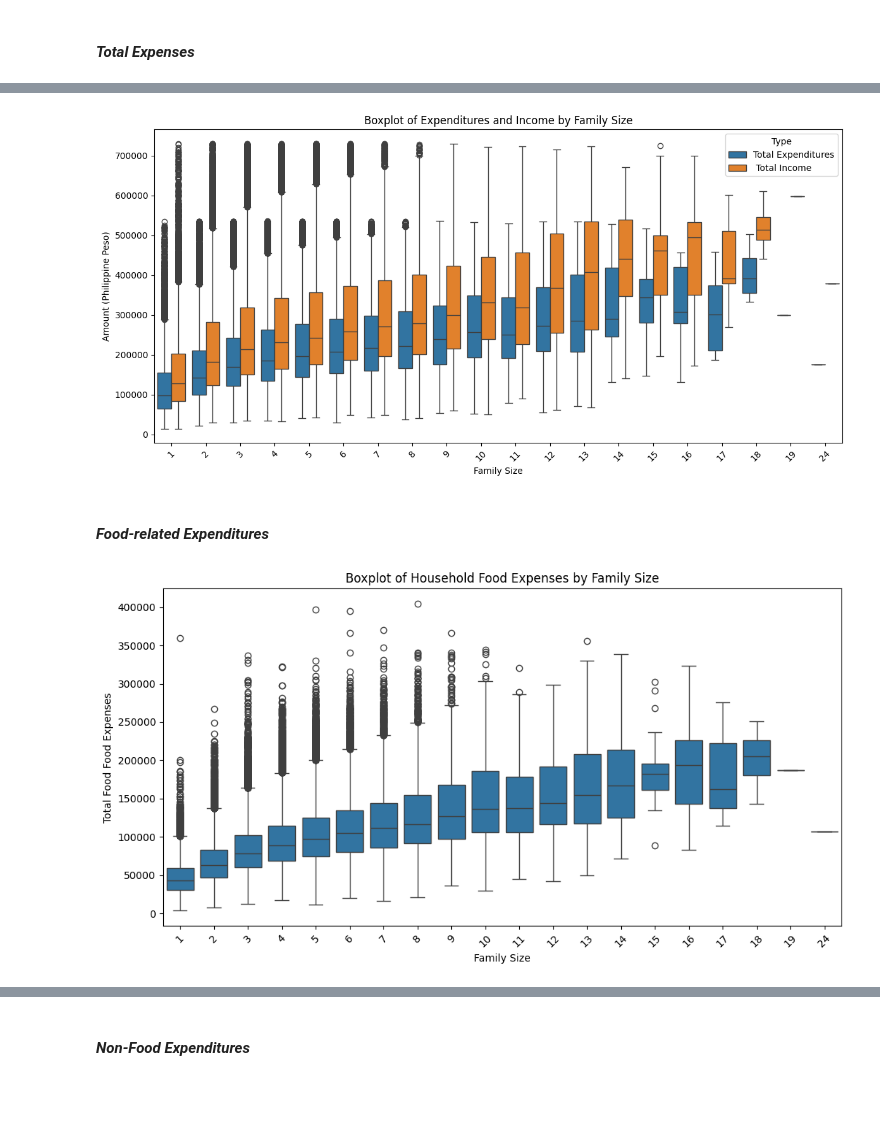
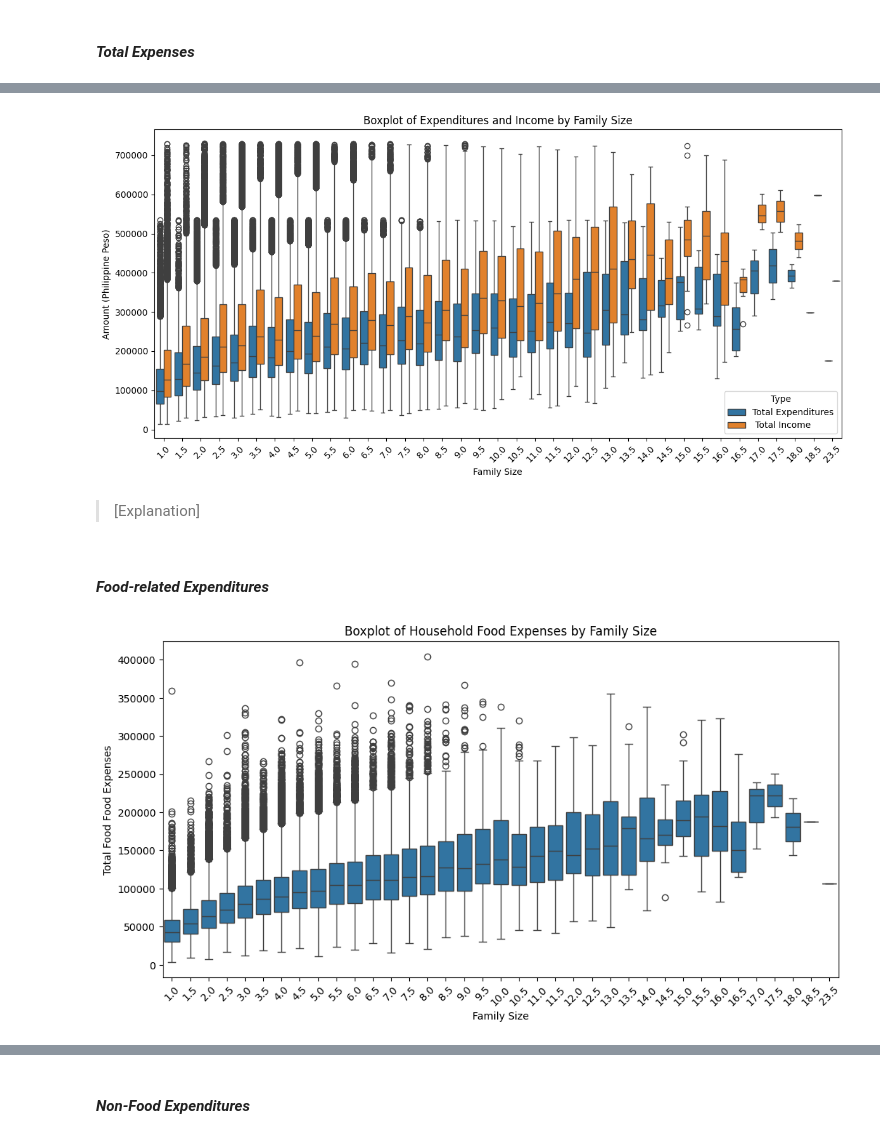
Before and after one commit to angelodelapaz/DataMiningPrelims, a Jupyter notebook: notebooks/01-EDA.ipynb, the cells around one changed output, grey strips where cells are left out. Drawn from its saved outputs; the diff is of its cells as text; code cells hidden in the pictures; blank space fills up the shorter version.

```diff
--- a/notebooks/01-EDA.ipynb
+++ b/notebooks/01-EDA.ipynb
@@ -446,9 +468,6 @@ cleaned_df.drop(columns=categorical_columns, errors='ignore').describe()
 | 75% | 5.000000 | 171400.000000 | 45000.000000 | 202200.000000 | 0.000000 | ... |
 | max | 23.500000 | 727800.000000 | 638000.000000 | 727800.000000 | 360000.000000 | ... |
 8 rows × 80 columns
-# %%
-# Round up the family size column
-cleaned_df['Family Size'] = np.ceil(cleaned_df['Family Size']).astype(int) # TO DELETE IF NOT NEEDED
 # %%
 counts, bins, patches = plt.hist(
     cleaned_df["Family Size"], bins=20, color="blue", edgecolor="black"
@@ -551,26 +553,29 @@ plt.show()
 # %%
-# Melt the two columns into one so we can offset them by using the hue parameter
 df_plot = cleaned_df[["Family Size", "Hhld, Expenditures, Total", "Hhld, Income, Total"]].copy()
 df_plot = df_plot.melt(id_vars="Family Size",
                        var_name="Type",
-                       value_name="Value")
+                       value_name="Value") # Melt the DataFrame to long format so we can plot it easily
 
-# Renaming the columns for better readability
-df_plot["Type"] = df_plot["Type"].replace({
-    "Hhld, Expenditures, Total": "Total Expenditures",
-    "Hhld, Income, Total": " Total Income"
-})
+df_plot["Type"] = df_plot["Type"].replace(
+    {
+        "Hhld, Expenditures, Total": "Total Expenditures",
+        "Hhld, Income, Total": " Total Income",
+    }
+)  # Renaming the columns for better readability
+
 
 plt.figure(figsize=(12, 6))
 sns.boxplot(x="Family Size", y="Value", hue="Type", data=df_plot, dodge=True)
 plt.title("Boxplot of Expenditures and Income by Family Size")
 plt.xlabel("Family Size")
 plt.ylabel("Amount (Philippine Peso)")
 plt.xticks(rotation=45)
 plt.tight_layout()
 plt.show()
 # %% [output]
-[figure, old version]
+[figure, new version]
+# %% [markdown]
+> [Explanation]
 # %% [markdown]
 #### *Food-related Expenditures*
 # %%
@@ -583,7 +588,7 @@ plt.ylabel("Total Food Food Expenses")
 plt.xticks(rotation=45)
 plt.show()
 # %% [output]
-[figure, old version]
+[figure, new version]
 # %%
 food_expenses = [
     "Cereal and Cereal Preparations (Total)",
```
Also changed, not shown: parts of 22 cells of this notebook.
